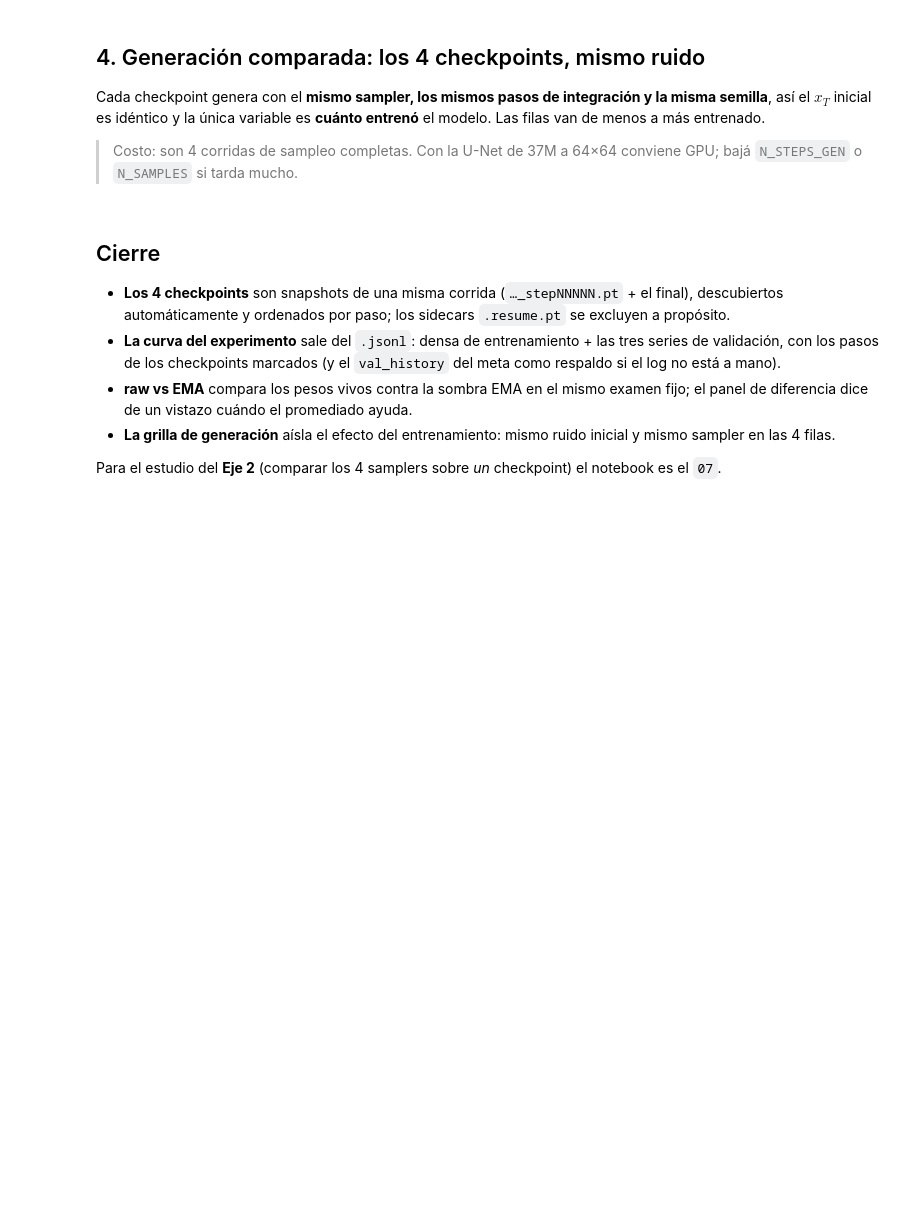
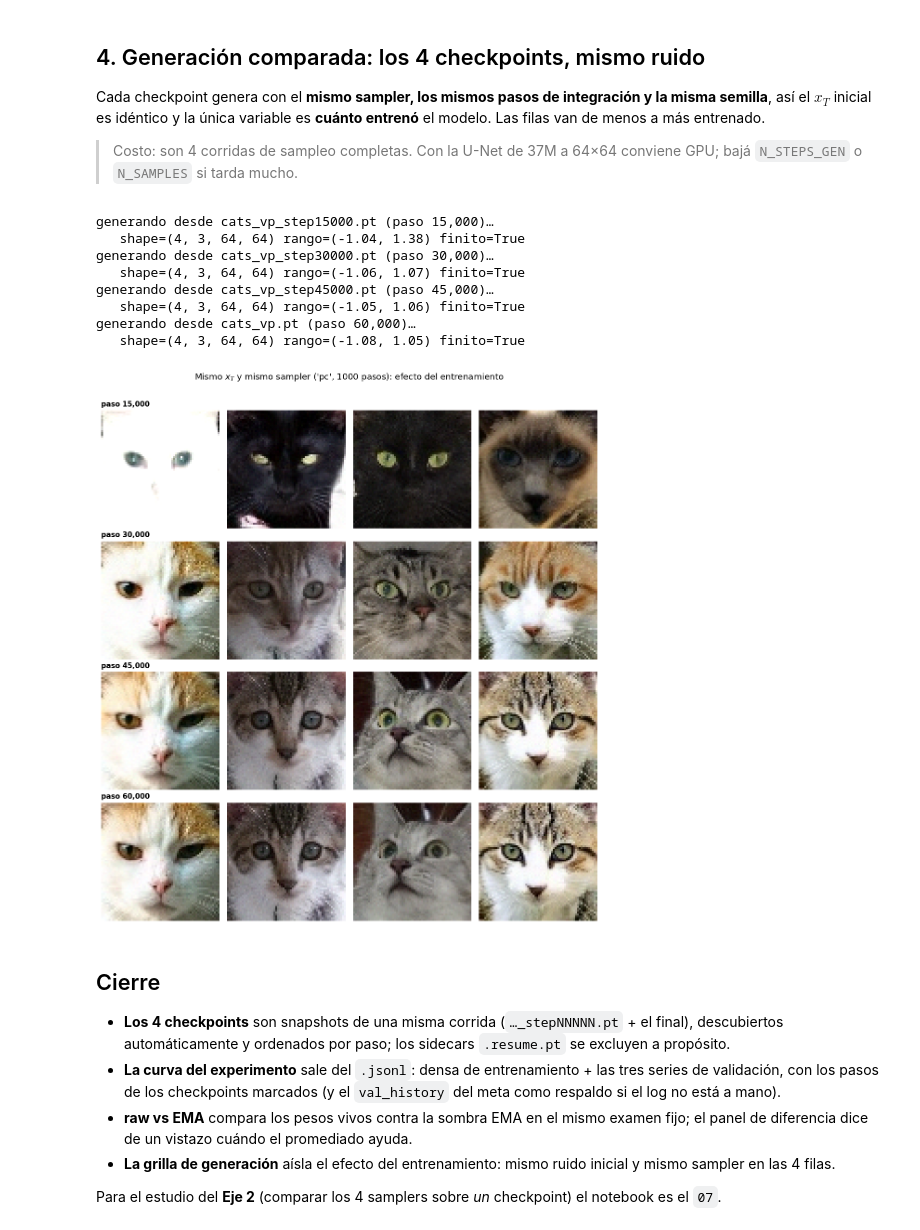
Before and after one commit to bravoivanagustin/diffusion-models, a Jupyter notebook: diffusion-models/notebooks/08_compare_checkpoints_cats.ipynb, the cells around one changed output. Saved outputs shown, nothing was run; the diff lists cells and outputs as text; code cells hidden in the pictures; blank space fills up the shorter version.

```diff
--- a/diffusion-models/notebooks/08_compare_checkpoints_cats.ipynb
+++ b/diffusion-models/notebooks/08_compare_checkpoints_cats.ipynb
@@ -111,7 +119,7 @@ print("carpeta de checkpoints :", CKPT_DIR, "| existe:", CKPT_DIR.is_dir())
 # %%
 # --- Descubrimiento de checkpoints de la corrida ---
 N_CKPT = 4           # cuántos comparar (los más recientes por paso)
-INCLUDE_RAW = True  # incluir el hermano de pesos crudos …_raw.pt del checkpoint final
+INCLUDE_RAW = False  # incluir el hermano de pesos crudos …_raw.pt del checkpoint final
 
 
 def discover_checkpoints(ckpt_dir, stem, *, include_raw=False):
@@ -366,36 +405,46 @@ menos a más entrenado.
 # --- Generación con los 4 checkpoints (mismo sampler + misma semilla) ---
 SAMPLER = "pc"       # predictor-corrector: el más estable (ver notebooks 06/07)
 N_SAMPLES = 4
-N_STEPS_GEN = 100
+N_STEPS_GEN = 1000
 
 muestras = {}
 for paso, p, _meta in ckpts:
     print(f"generando desde {p.name} (paso {paso:,})…", flush=True)
     x0 = generate_from_checkpoint(
         p, sampler_name=SAMPLER, n_samples=N_SAMPLES, n_steps=N_STEPS_GEN,
         seed=SEED, device=DEVICE,
     ).cpu()
     muestras[paso] = x0
     print(f"   shape={tuple(x0.shape)} rango=({float(x0.min()):.2f}, {float(x0.max()):.2f}) "
           f"finito={bool(torch.isfinite(x0).all())}")
 
 fig, axes = plt.subplots(
     len(ckpts), N_SAMPLES, figsize=(2.5 * N_SAMPLES, 2.7 * len(ckpts)), squeeze=False
 )
 for fila, (paso, p, _m) in enumerate(ckpts):
     arr = denorm(muestras[paso])
     for col in range(N_SAMPLES):
         ax = axes[fila][col]
         ax.imshow(arr[col])
         ax.axis("off")
         if col == 0:
             ax.set_title(f"paso {paso:,}", fontsize=10, fontweight="bold", loc="left")
 fig.suptitle(
     f"Mismo $x_T$ y mismo sampler ('{SAMPLER}', {N_STEPS_GEN} pasos): efecto del entrenamiento",
     fontsize=12, y=1.01,
 )
 fig.tight_layout()
 plt.show()
+# %% [output]
+generando desde cats_vp_step15000.pt (paso 15,000)…
+   shape=(4, 3, 64, 64) rango=(-1.04, 1.38) finito=True
+generando desde cats_vp_step30000.pt (paso 30,000)…
+   shape=(4, 3, 64, 64) rango=(-1.06, 1.07) finito=True
+generando desde cats_vp_step45000.pt (paso 45,000)…
+   shape=(4, 3, 64, 64) rango=(-1.05, 1.06) finito=True
+generando desde cats_vp.pt (paso 60,000)…
+   shape=(4, 3, 64, 64) rango=(-1.08, 1.05) finito=True
+[figure, added]
 # %% [markdown]
 ## Cierre
 
```
Also changed, not shown: parts of 7 cells of this notebook, 2 other files.
